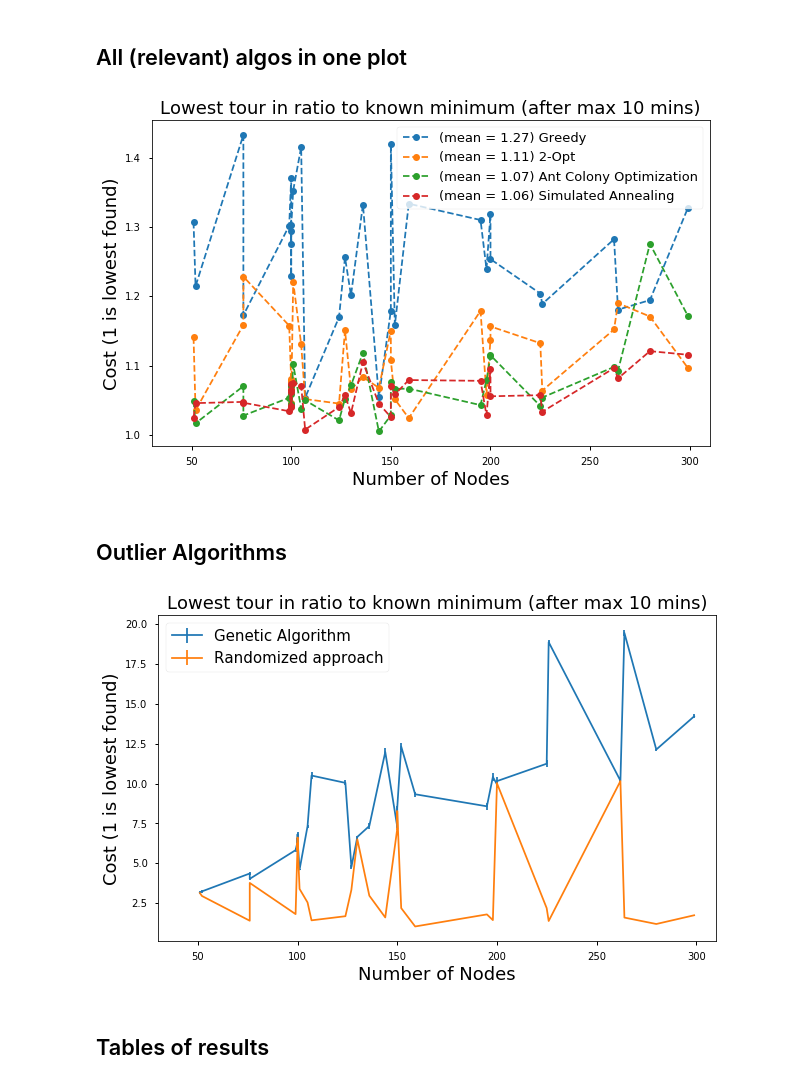
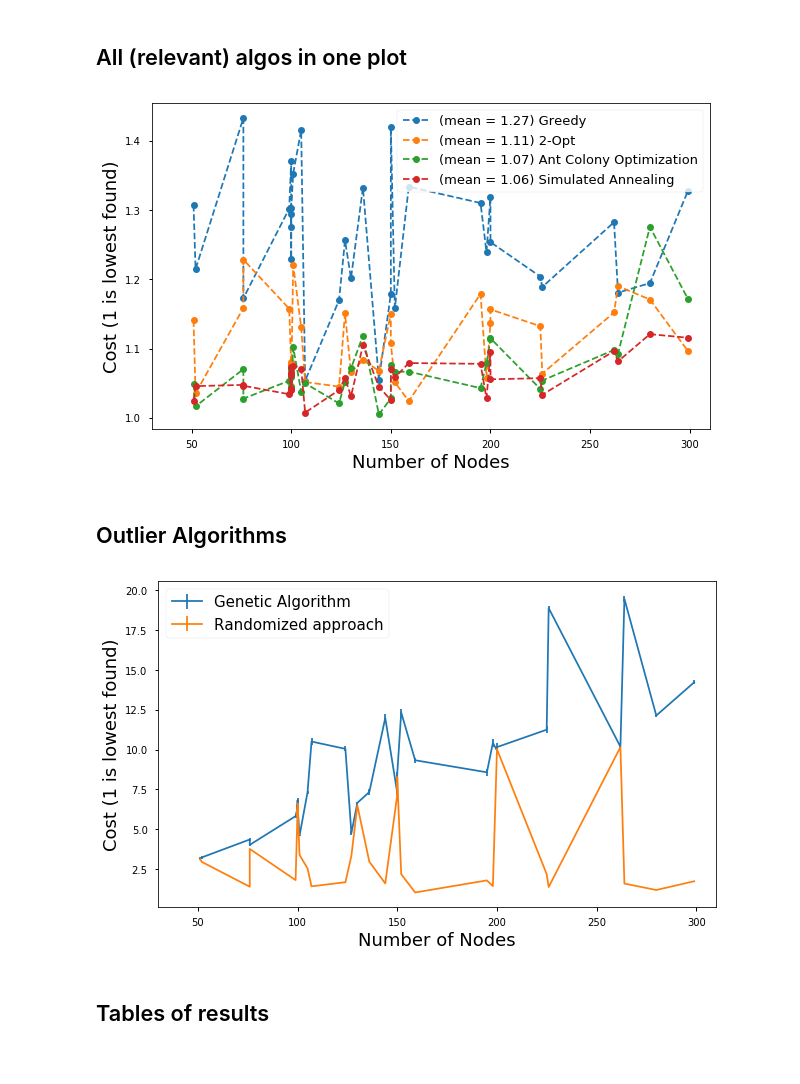
Before and after one commit to FabianWalocha/TSProject, a Jupyter notebook: benchmarking/Benchmarking.ipynb, the cells around one changed output. Cells and saved outputs as stored; diff of their text form; code cells hidden in the pictures.

```diff
--- a/benchmarking/Benchmarking.ipynb
+++ b/benchmarking/Benchmarking.ipynb
@@ -396,15 +392,14 @@ plt.savefig('../plots/compRandom.png', dpi=300, bbox_inches="tight")
 # %%
 plt.figure(figsize=(10,6))
 plt.plot(sortNodes,res_si.iloc[:,:2],'--o')
 plt.plot(sortNodes,rm_si[:,:2],'--o')
 plt.xlim(30,310)
 plt.legend(['(mean = 1.27) Greedy', '(mean = 1.11) 2-Opt', '(mean = 1.07) Ant Colony Optimization','(mean = 1.06) Simulated Annealing'],loc='upper right',fontsize=13)
 plt.xlabel('Number of Nodes',fontsize=18)
 plt.ylabel('Cost (1 is lowest found)',fontsize=18)
-plt.title('Lowest tour in ratio to known minimum (after max 10 mins)',fontsize=18)
 plt.savefig('../plots/compAll.png', dpi=300, bbox_inches="tight")
 # %% [output]
-[figure, old version]
+[figure, new version]
 # %% [markdown]
 ## Outlier Algorithms
 # %%
@@ -415,10 +410,9 @@ plt.legend(['Genetic Algorithm','Randomized approach'],fontsize=15)
 plt.xlim(30,310)
 plt.xlabel('Number of Nodes',fontsize=18)
 plt.ylabel('Cost (1 is lowest found)',fontsize=18)
-plt.title('Lowest tour in ratio to known minimum (after max 10 mins)',fontsize=18)
 plt.savefig('../plots/compRandom2.png', dpi=300, bbox_inches="tight")
 # %% [output]
-[figure, old version]
+[figure, new version]
 # %% [markdown]
 ## Tables of results
 # %%
```
Also changed, not shown: parts of 4 cells of this notebook, 6 other files.
